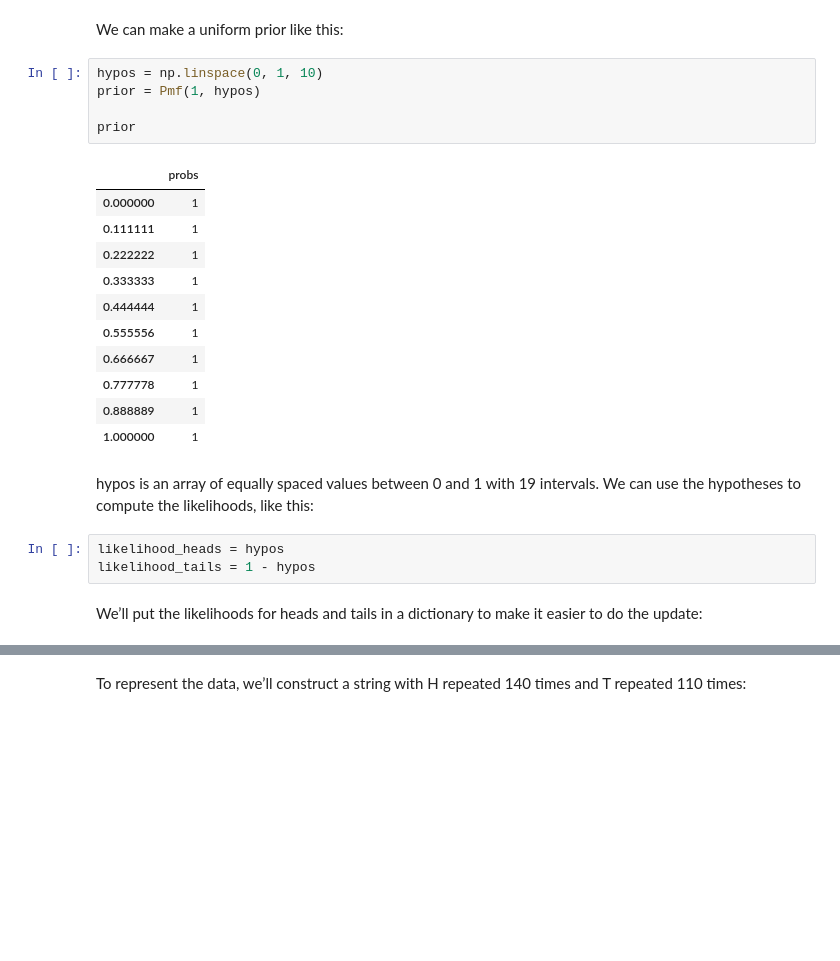
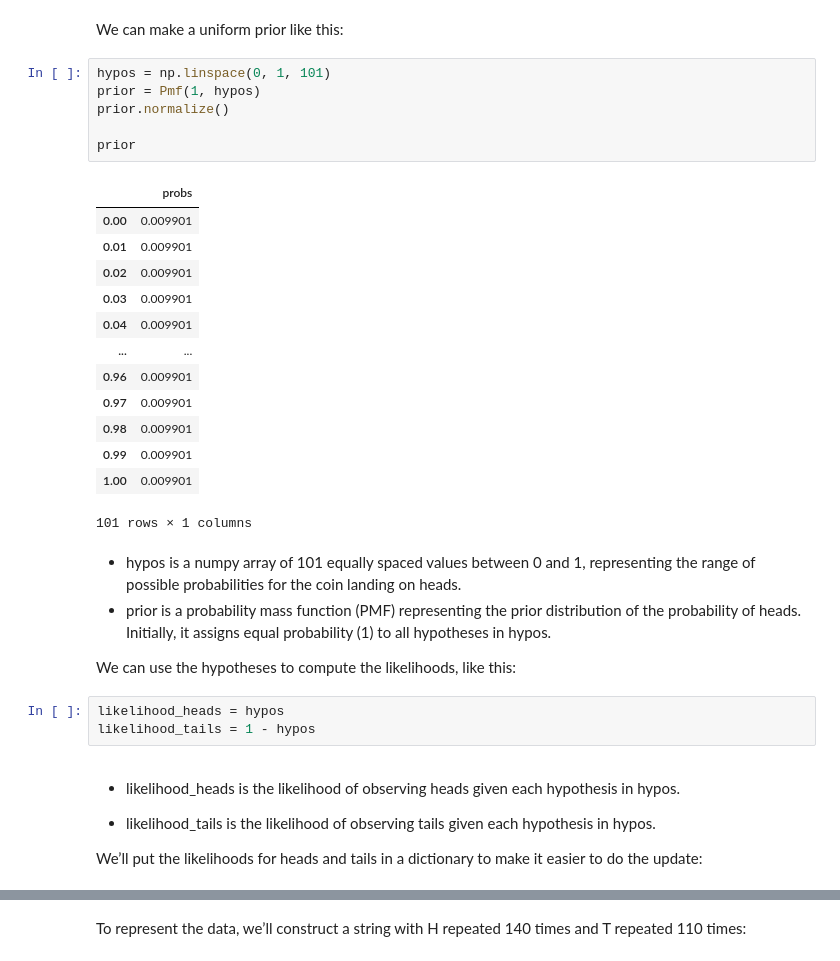
Before and after one commit to bea-sirowy/Python-tutorials, a Jupyter notebook: Bayes03_binomial.ipynb, the cells around one changed output, grey strips where cells are left out. Cells and saved outputs as stored; diff of their text form; blank space fills up the shorter version.

```diff
--- a/Bayes03_binomial.ipynb
+++ b/Bayes03_binomial.ipynb
@@ -276,29 +276,40 @@ back and consider other priors later.
 # %% [markdown]
 We can make a uniform prior like this:
 # %%
-hypos = np.linspace(0, 1, 10)
+hypos = np.linspace(0, 1, 101)
 prior = Pmf(1, hypos)
+prior.normalize()
 
 prior
 # %% [output]
 |  | probs |
-| 0.000000 | 1 |
-| 0.111111 | 1 |
-| 0.222222 | 1 |
-| 0.333333 | 1 |
-| 0.444444 | 1 |
-| 0.555556 | 1 |
-| 0.666667 | 1 |
-| 0.777778 | 1 |
-| 0.888889 | 1 |
-| 1.000000 | 1 |
+| 0.00 | 0.009901 |
+| 0.01 | 0.009901 |
+| 0.02 | 0.009901 |
+| 0.03 | 0.009901 |
+| 0.04 | 0.009901 |
+| ... | ... |
+| 0.96 | 0.009901 |
+| 0.97 | 0.009901 |
+| 0.98 | 0.009901 |
+| 0.99 | 0.009901 |
+| 1.00 | 0.009901 |
+101 rows × 1 columns
 # %% [markdown]
-hypos is an array of equally spaced values between 0 and 1 with 19 intervals.
+- hypos is a numpy array of 101 equally spaced values between 0 and 1, representing the range of possible probabilities for the coin landing on heads.
+- prior is a probability mass function (PMF) representing the prior distribution of the probability of heads. Initially, it assigns equal probability (1) to all hypotheses in hypos.
+
+
+
 We can use the hypotheses to compute the likelihoods, like this:
 # %%
 likelihood_heads = hypos
 likelihood_tails = 1 - hypos
 # %% [markdown]
+- likelihood_heads is the likelihood of observing heads given each hypothesis in hypos.
+
+- likelihood_tails is the likelihood of observing tails given each hypothesis in hypos.
+
 We’ll put the likelihoods for heads and tails in a dictionary to make it easier to do
 the update:
 # %%
```
Also changed, not shown: parts of 25 cells of this notebook.
